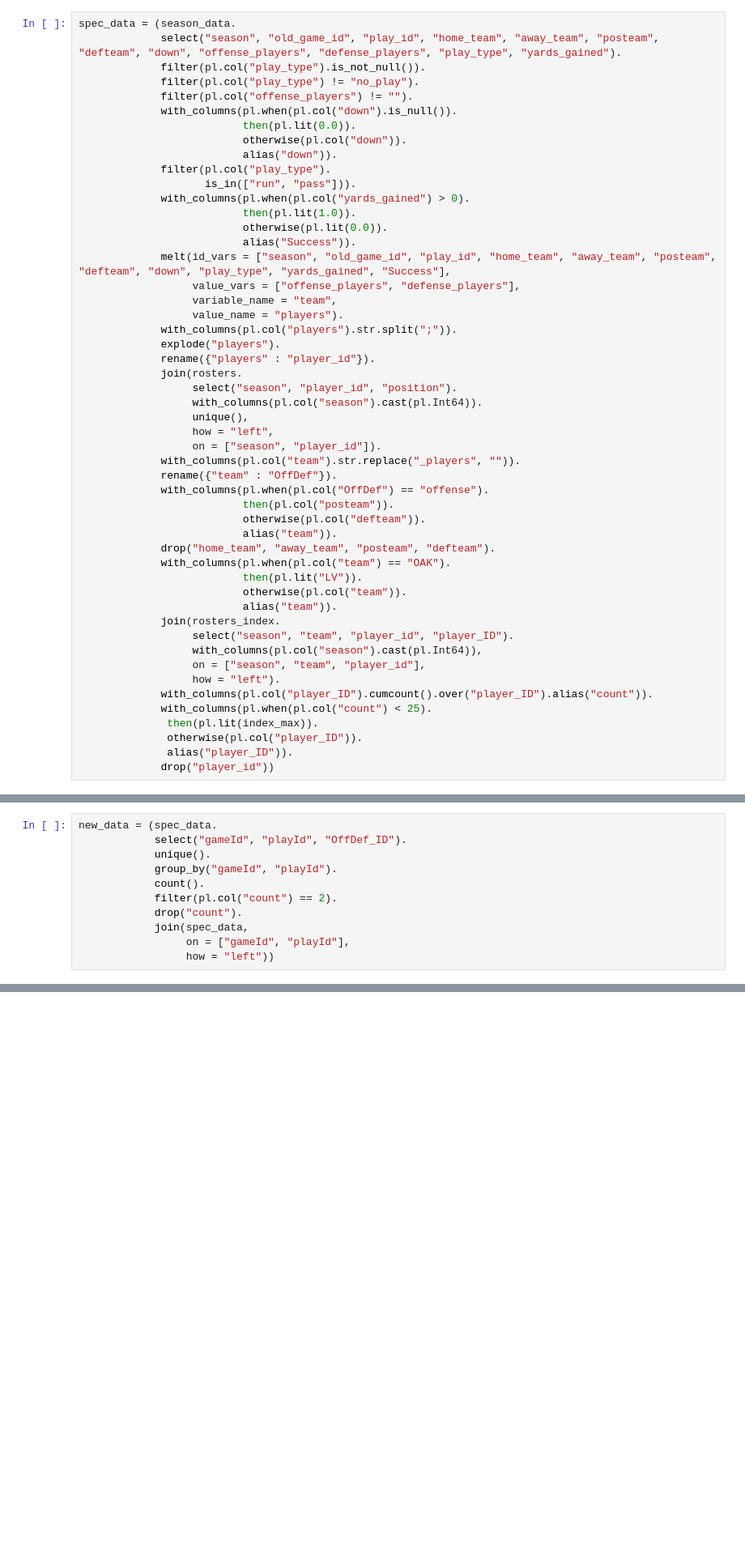
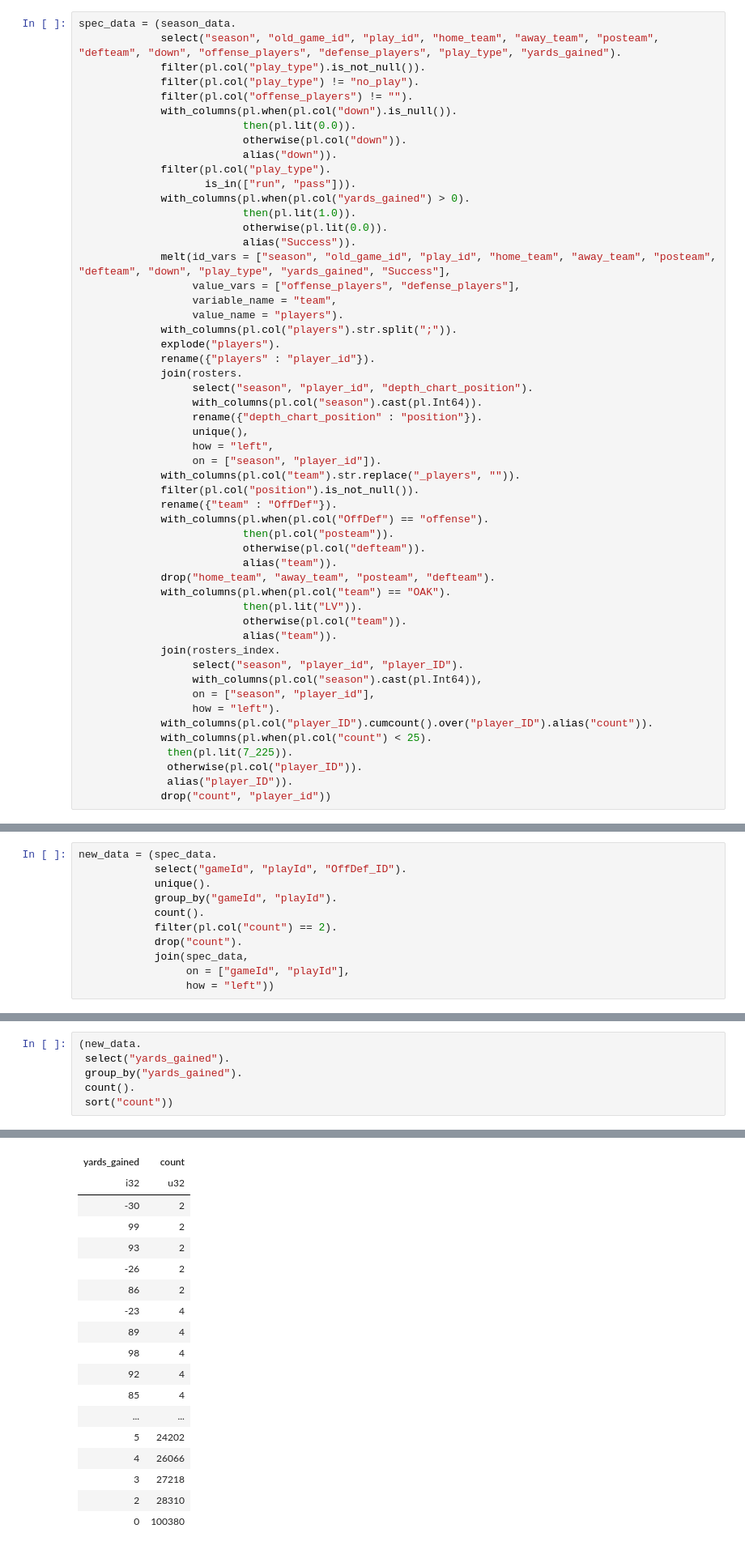
Before and after one commit to samchaineau/QB-GPT, a Jupyter notebook: notebooks/Helenos/1_play_pred_dataset.ipynb, the cells around one changed output, grey strips where cells are left out. Shown at 81% size. Drawn from its saved outputs; the diff is of its cells as text; blank space fills up the shorter version.

```diff
--- a/notebooks/Helenos/1_play_pred_dataset.ipynb
+++ b/notebooks/Helenos/1_play_pred_dataset.ipynb
@@ -96,12 +121,14 @@ spec_data = (season_data.
              explode("players").
              rename({"players" : "player_id"}).
              join(rosters.
-                  select("season", "player_id", "position").
+                  select("season", "player_id", "depth_chart_position").
                   with_columns(pl.col("season").cast(pl.Int64)).
+                  rename({"depth_chart_position" : "position"}).
                   unique(),
                   how = "left",
                   on = ["season", "player_id"]).
              with_columns(pl.col("team").str.replace("_players", "")).
+             filter(pl.col("position").is_not_null()).
              rename({"team" : "OffDef"}).
              with_columns(pl.when(pl.col("OffDef") == "offense").
                           then(pl.col("posteam")).
@@ -113,16 +140,16 @@ spec_data = (season_data.
                           otherwise(pl.col("team")).
                           alias("team")).
              join(rosters_index.
-                  select("season", "team", "player_id", "player_ID").
+                  select("season", "player_id", "player_ID").
                   with_columns(pl.col("season").cast(pl.Int64)),
-                  on = ["season", "team", "player_id"],
+                  on = ["season", "player_id"],
                   how = "left").
              with_columns(pl.col("player_ID").cumcount().over("player_ID").alias("count")).
              with_columns(pl.when(pl.col("count") < 25).
-              then(pl.lit(index_max)).
+              then(pl.lit(7_225)).
               otherwise(pl.col("player_ID")).
               alias("player_ID")).
-             drop("player_id"))
+             drop("count", "player_id"))
 # %%
 spec_data = (spec_data.
                join(new_positions_index.
@@ -185,0 +202,7 @@ shape: (5, 1)
+# %%
+(new_data.
+ select("yards_gained").
+ group_by("yards_gained").
+ count().
+ sort("count"))
+# %% [output]
@@ -186,3 +210,21 @@ shape: (5, 1)
+| yards_gained | count |
+| i32 | u32 |
+| -30 | 2 |
+| 99 | 2 |
+| 93 | 2 |
+| -26 | 2 |
+| 86 | 2 |
+| -23 | 4 |
+| 89 | 4 |
+| 98 | 4 |
+| 92 | 4 |
+| 85 | 4 |
+| ... | ... |
+| 5 | 24202 |
+| 4 | 26066 |
+| 3 | 27218 |
+| 2 | 28310 |
+| 0 | 100380 |
 # %%
 from sklearn.model_selection import train_test_split
 
```
Also changed, not shown: parts of 18 cells of this notebook, 13 other files.
